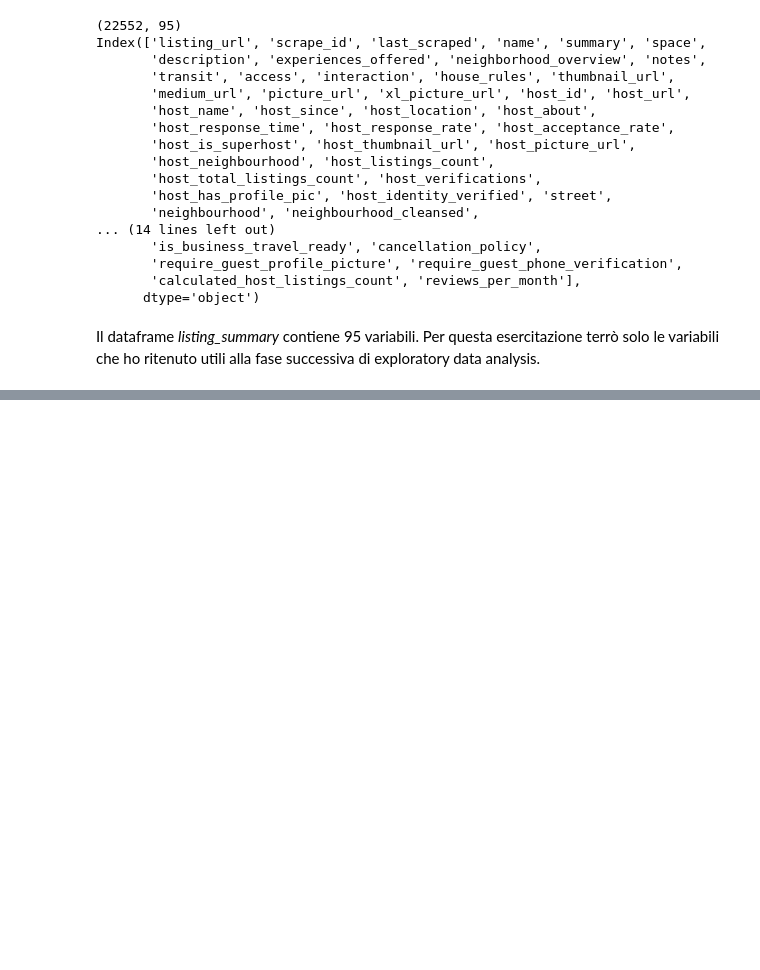
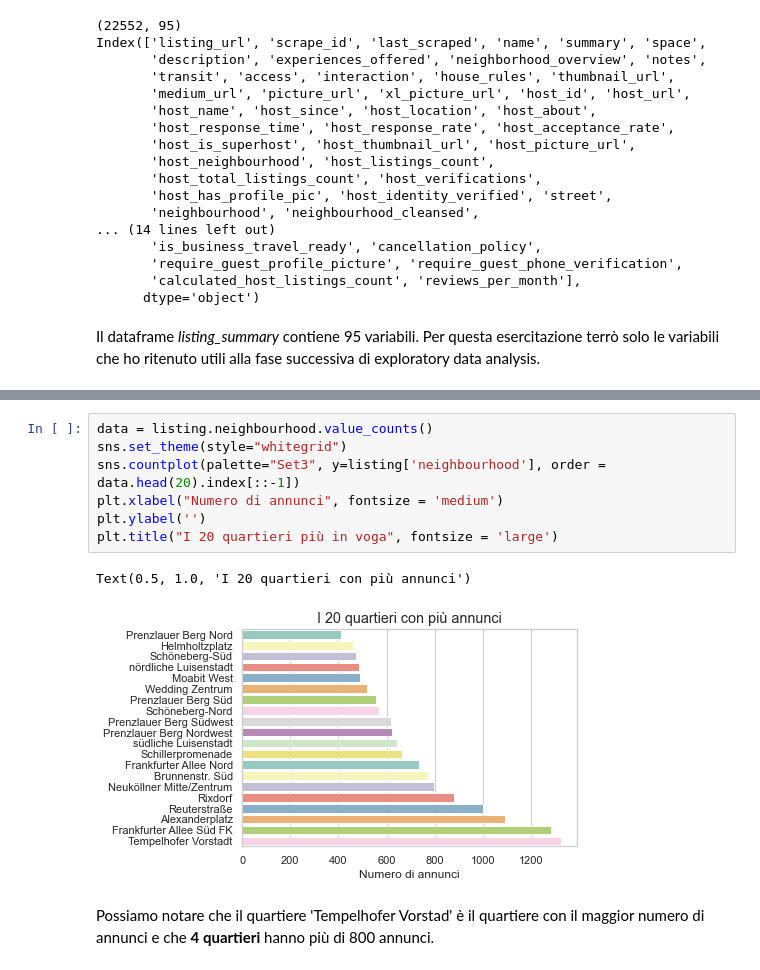
Before and after one commit to ff225/DataAnalytics, a Jupyter notebook: BerlinAirBnb.ipynb, the cells around one changed output, grey strips where cells are left out. Drawn from its saved outputs; the diff is of its cells as text; blank space fills up the shorter version.

```diff
--- a/BerlinAirBnb.ipynb
+++ b/BerlinAirBnb.ipynb
@@ -94,0 +137,12 @@ Procediamo con le fasi successive.
+# %%
+data = listing.neighbourhood.value_counts()
+sns.set_theme(style="whitegrid")
+sns.countplot(palette="Set3", y=listing['neighbourhood'], order = data.head(20).index[::-1])
+plt.xlabel("Numero di annunci", fontsize = 'medium')
+plt.ylabel('')
+plt.title("I 20 quartieri più in voga", fontsize = 'large')
+# %% [output]
+Text(0.5, 1.0, 'I 20 quartieri con più annunci')
+[figure, added]
+# %% [markdown]
+Possiamo notare che il quartiere 'Tempelhofer Vorstad' è il quartiere con il maggior numero di annunci e che __4 quartieri__ hanno più di 800 annunci.
```
Also changed, not shown: parts of 6 cells of this notebook.
